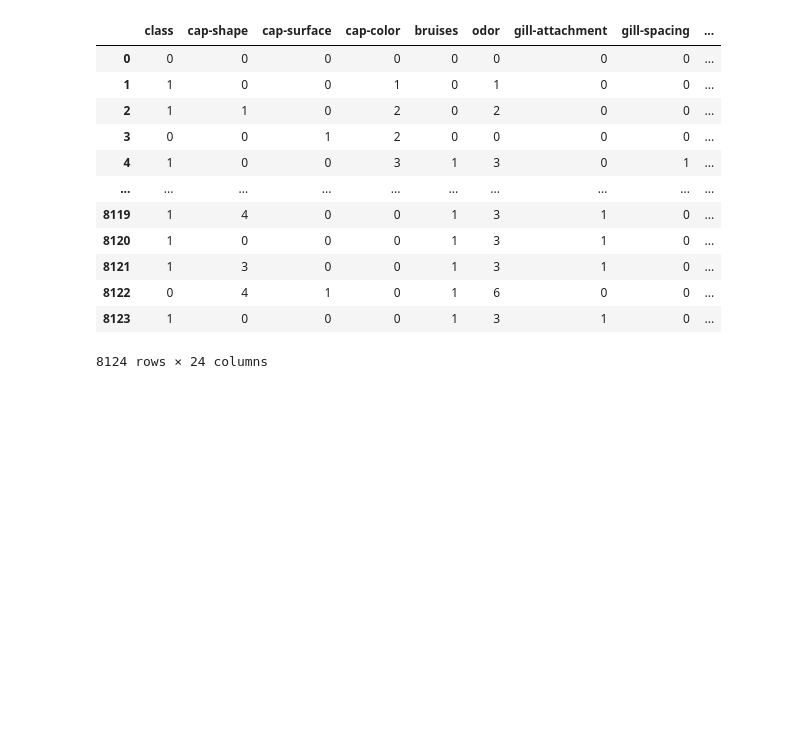
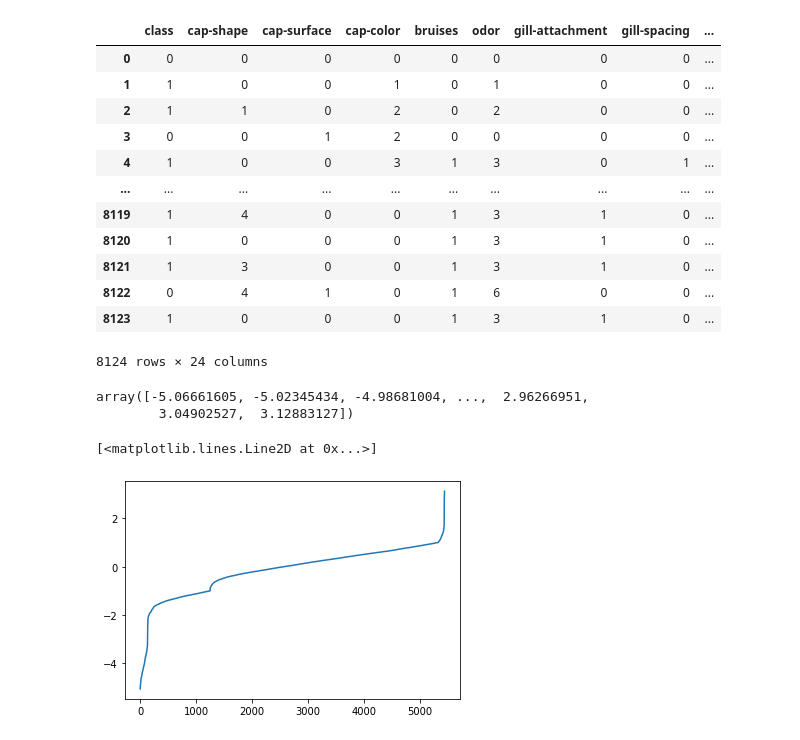
Before and after one commit to BabylenMagnus/EStraine, a Jupyter notebook: Test.ipynb, the cells around one changed output. Cells and saved outputs as stored; diff of their text form; code cells hidden in the pictures; blank space fills up the shorter version.

```diff
--- a/Test.ipynb
+++ b/Test.ipynb
@@ -14,7 +14,7 @@ import matplotlib.pyplot as plt
 data = pd.read_csv("data/mushrooms.csv")
 data = class2numeric(data)
 # %%
-data['new'] = 1
+data['bias'] = 1
 # %%
 data
 # %% [output]
@@ -43,3 +43,16 @@ X_train, X_test, y_train, y_test = train_test_split(
     X, Y, test_size=0.33, random_state=42)
 # %%
 model = LinearClassifier(X_train, y_train)
+# %%
+margin = model.margin_(X_train, y_train)
+margin = np.sort(np.array(margin))
+# %%
+margin
+# %% [output]
+array([-5.06661605, -5.02345434, -4.98681004, ...,  2.96266951,
+        3.04902527,  3.12883127])
+# %%
+plt.plot(np.sort(margin))
+# %% [output]
+[<matplotlib.lines.Line2D at 0x...>]
+[figure, added]
```
Also changed, not shown: parts of 51 cells of this notebook, 1 other file.
